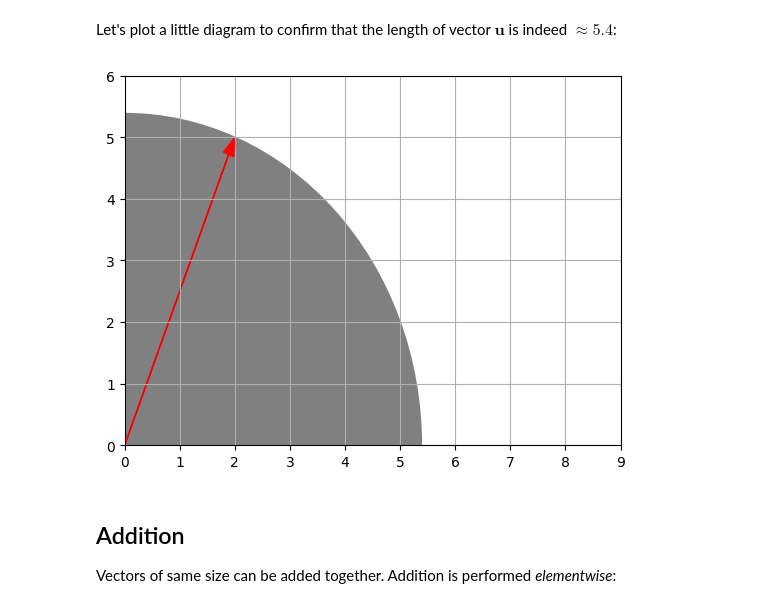
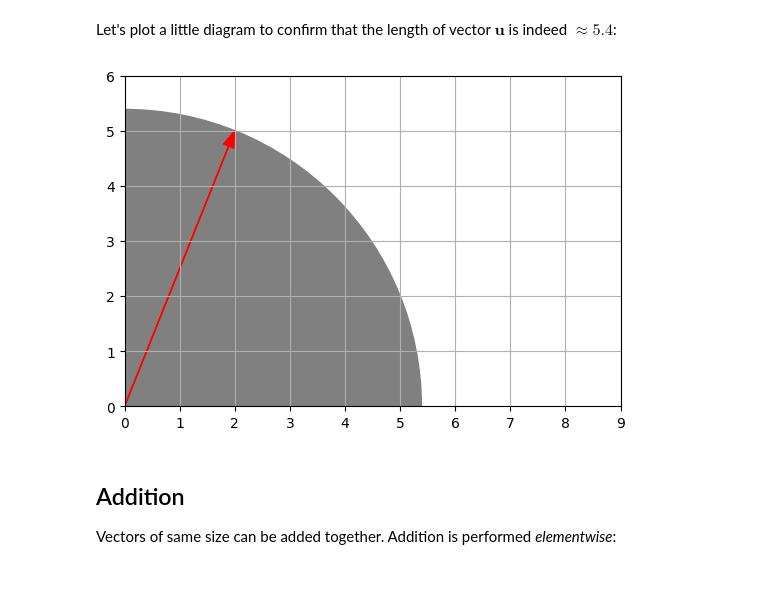
Before and after one commit to ancilcleetus/My-Learning-Journey-in-AI, a Jupyter notebook: Maths/Linear_Algebra.ipynb, the cells around one changed output. Drawn from its saved outputs; the diff is of its cells as text; code cells hidden in the pictures; blank space fills up the shorter version.

```diff
--- a/Maths/Linear_Algebra.ipynb
+++ b/Maths/Linear_Algebra.ipynb
@@ -202,12 +203,14 @@ Let's plot a little diagram to confirm that the length of vector $\textbf{u}$ is
 # %%
 radius = la.norm(u)
 plt.gca().add_artist(plt.Circle((0, 0), radius, color="grey"))
 plot_vector2d(u, color="red")
+
 plt.axis([0, 9, 0, 6])
+plt.gca().set_aspect("equal")
 plt.grid()
 plt.show()
 # %% [output]
-[figure, old version]
+[figure, new version]
 # %% [markdown]
 ## Addition
 Vectors of same size can be added together. Addition is performed *elementwise*:
```
Also changed, not shown: parts of 7 cells of this notebook.
